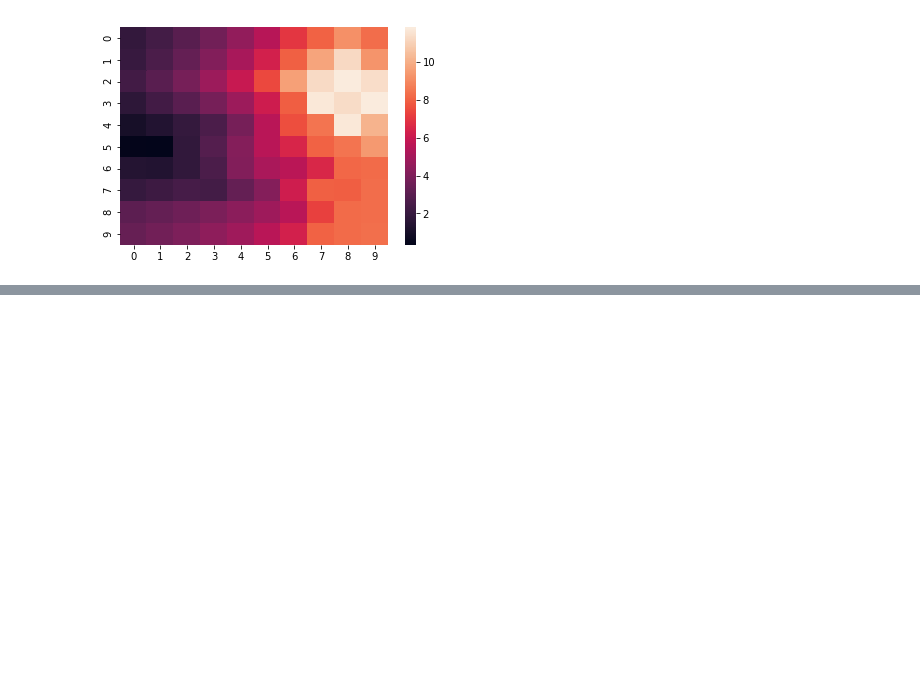
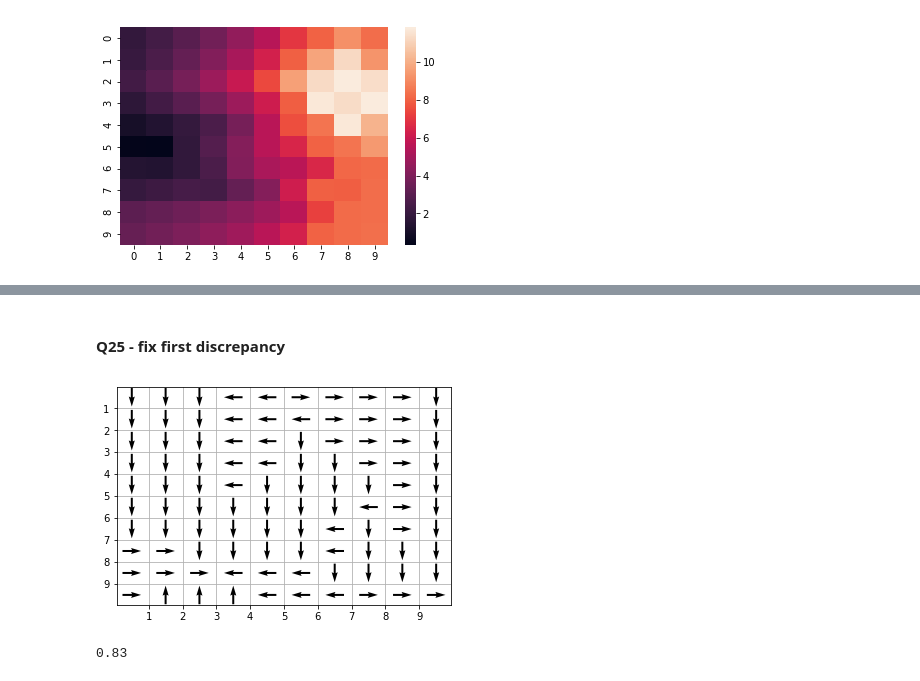
Before and after one commit to twjeric/UCLA-EE232-Large-Scale-Social-and-Complex-Networks, a Jupyter notebook: Project3/proj3_4attrs.ipynb, the cells around one changed output, grey strips where cells are left out. Cells and saved outputs as stored; diff of their text form; code cells hidden in the pictures; blank space fills up the shorter version.

```diff
--- a/Project3/proj3_4attrs.ipynb
+++ b/Project3/proj3_4attrs.ipynb
@@ -650,0 +611,41 @@ print_path(path_max_lamda2)
+# %% [markdown]
+#### Q25 - fix first discrepancy
+# %%
+def outOfEdge(state, action):
+    if state==height*width-1: return False
+    x = state // 10
+    y = state % 10
+    direction = [(0, -1), (1, 0), (0, 1), (-1, 0)]
+    dx, dy = direction[action]
+    x += dx
+    y += dy
+    if (x>=0 and x<=9 and y>=0 and y<=9):
+        return False
+    else:
+        return True
+# %%
+def calOptimalAction_updated(optimalAction, tp, Rfunc, Vs, discount):
+    for s in range(height * width):
+        actionValue = calStateValue(s, tp, Rfunc, Vs, discount)
+        optimal = np.argmax(actionValue)
+        if outOfEdge(s, optimal):
+            mask = np.zeros_like(actionValue)
+            mask[optimal] = 1
+            actionValue = np.ma.masked_array(actionValue, mask=mask)
+            optimal = np.argmax(actionValue)
+        optimalAction[s] = optimal
+# %%
+optimalAction_max_lamda2 = np.zeros(height * width)
+calOptimalAction_updated(optimalAction_max_lamda2, tp,extracted_reward_max_lamda2 , Vs_max_lamda2, discount)
+optimalAction_max_lamda2_2d = optimalAction_max_lamda2.reshape((height, width))
+arrows_max_lamda2 = action2Arrow(optimalAction_max_lamda2, arrows)
+path_max_lamda2 = np.array(arrows_max_lamda2).reshape((height,width)).T
+# print(tabulate(optimalAction_max_lamda2_2d.T,  tablefmt='fancy_grid'))
+print_path(path_max_lamda2)
+# %% [output]
+[figure, added]
+# %%
+# new accuracy
+float(sum(np.equal(optimalAction2, optimalAction_max_lamda2))) / (height*width)
+# %% [output]
+0.83
```
Also changed, not shown: parts of 9 cells of this notebook.
